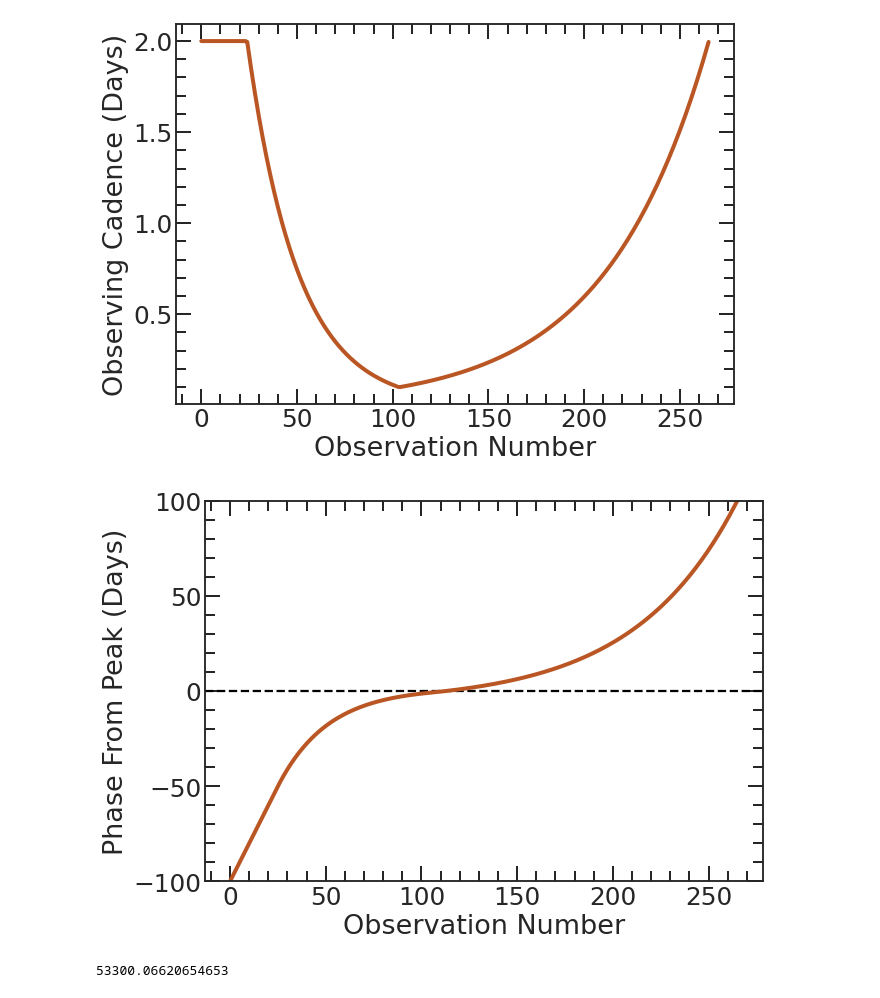
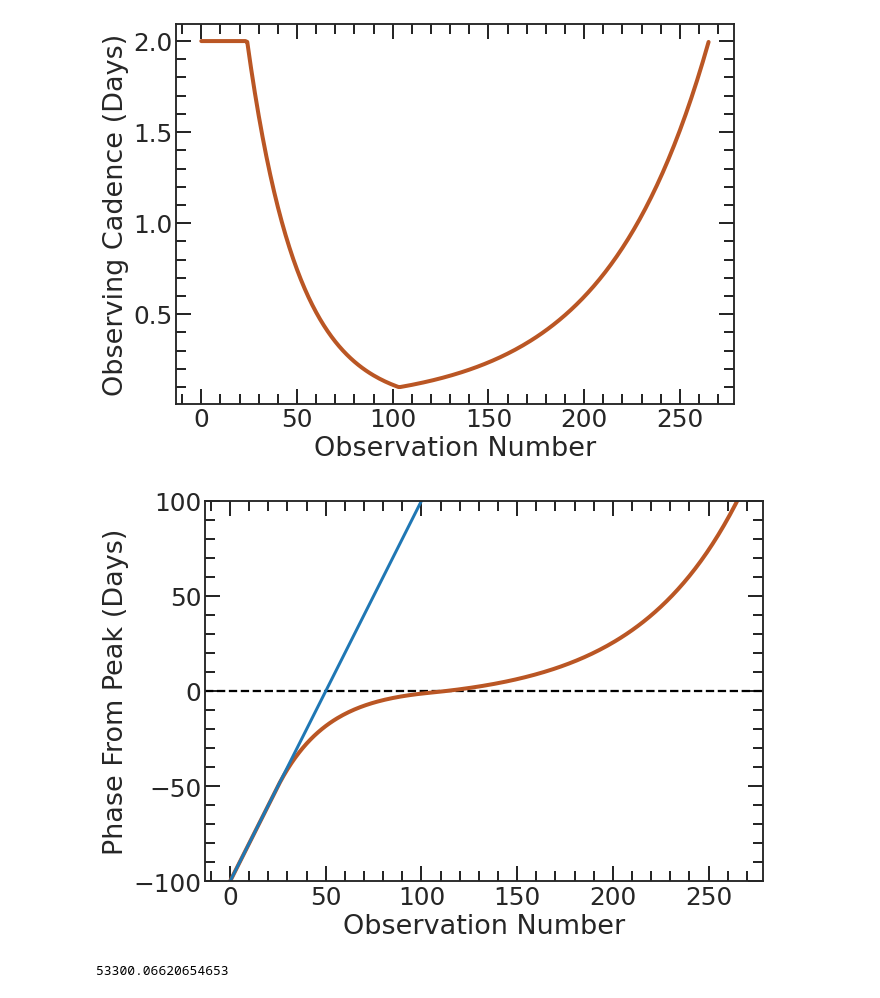
Before and after one commit to LSSTDESC/transient-host-sims, a Jupyter notebook: notebooks/make_new_simlib.ipynb, the cells around one changed output. Saved outputs shown, nothing was run; the diff lists cells and outputs as text; code cells hidden in the pictures.

```diff
--- a/notebooks/make_new_simlib.ipynb
+++ b/notebooks/make_new_simlib.ipynb
@@ -124,20 +124,21 @@ plt.savefig("../plots/VariableSampling_CadencePlot.png",dpi=200,bbox_inches='tig
 # %%
 mjdsteps = np.zeros(len(full_spacing))
 mjdsteps[0] = 53100
 for i in np.arange(1,len(full_spacing)):
     mjdsteps[i] = mjdsteps[i-1] + full_spacing[i-1]
 
 t_exp = 53200
 
 plt.figure(figsize=(10,7))
 plt.xlabel("Observation Number")
 plt.axhline(0, color='k', ls='--')
 plt.ylabel("Phase From Peak (Days)")
 plt.plot(mjdsteps-t_exp, lw=4, c='#BA5624')
 plt.ylim((-100, 100))
+plt.plot(simlib_u['MJD'].values-t_exp, lw=3)
 plt.savefig("../plots/VariableSampling_PhasePlot.png",dpi=200,bbox_inches='tight')
 # %% [output]
-[figure, old version]
+[figure, new version]
 # %%
 mjdsteps[-1]
 # %% [output]
```
Also changed, not shown: parts of 2 cells of this notebook, 3 other files.
